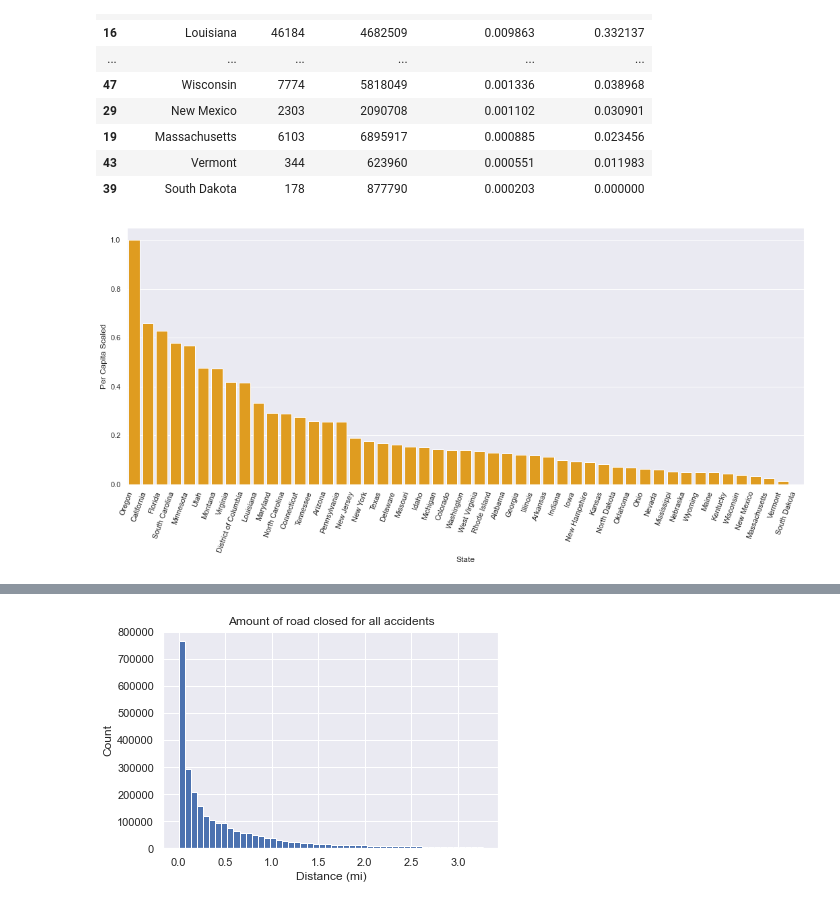
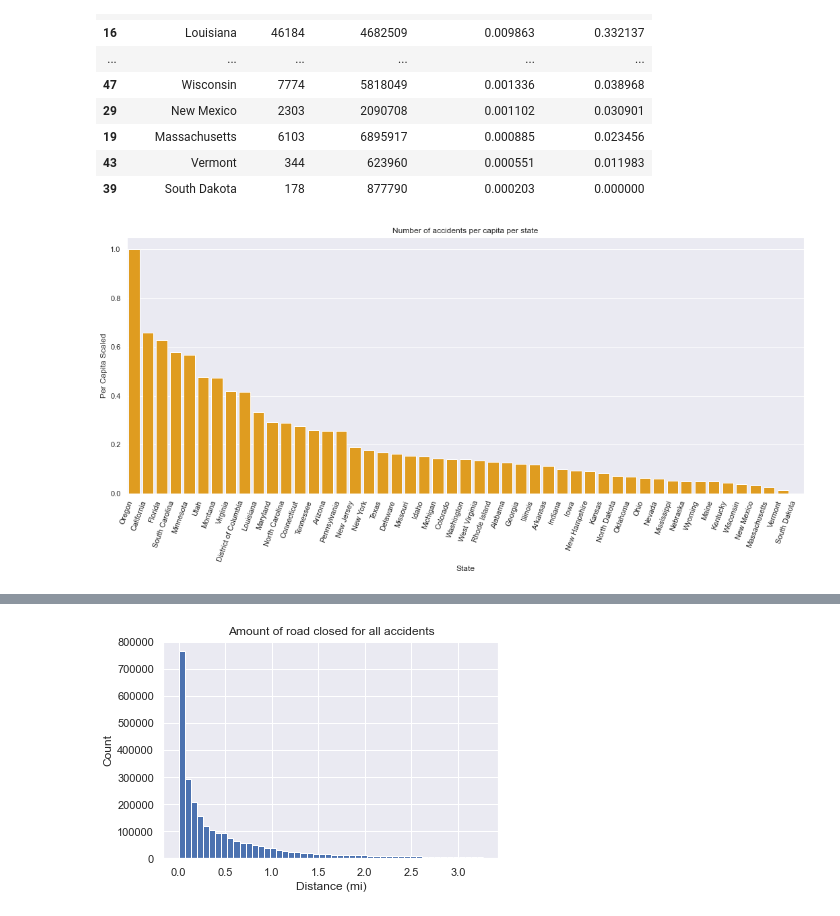
Before and after one commit to jeffc1020/453-visualization, a Jupyter notebook: final.ipynb, the cells around one changed output, grey strips where cells are left out. Drawn from its saved outputs; the diff is of its cells as text; code cells hidden in the pictures.

```diff
--- a/final.ipynb
+++ b/final.ipynb
@@ -326,15 +326,16 @@ accidents_per_capita
 # %%
 import matplotlib as mpl
 import matplotlib.pyplot as plt
 import seaborn as sns
 sns.set_theme()
 
 plt.figure(figsize=(18,7))
 ax = plt.axes()
 sns.barplot(x="State", y='Per Capita Scaled', data=accidents_per_capita, color='orange', ax=ax)
 ax.set_xticklabels(ax.get_xticklabels(), rotation=70, ha='right')
+plt.title('Number of accidents per capita per state')
 plt.show()
 # %% [output]
-[figure, old version]
+[figure, new version]
 # %%
 # Pie chart of accident severity
```
Also changed, not shown: parts of 1 cell of this notebook.
